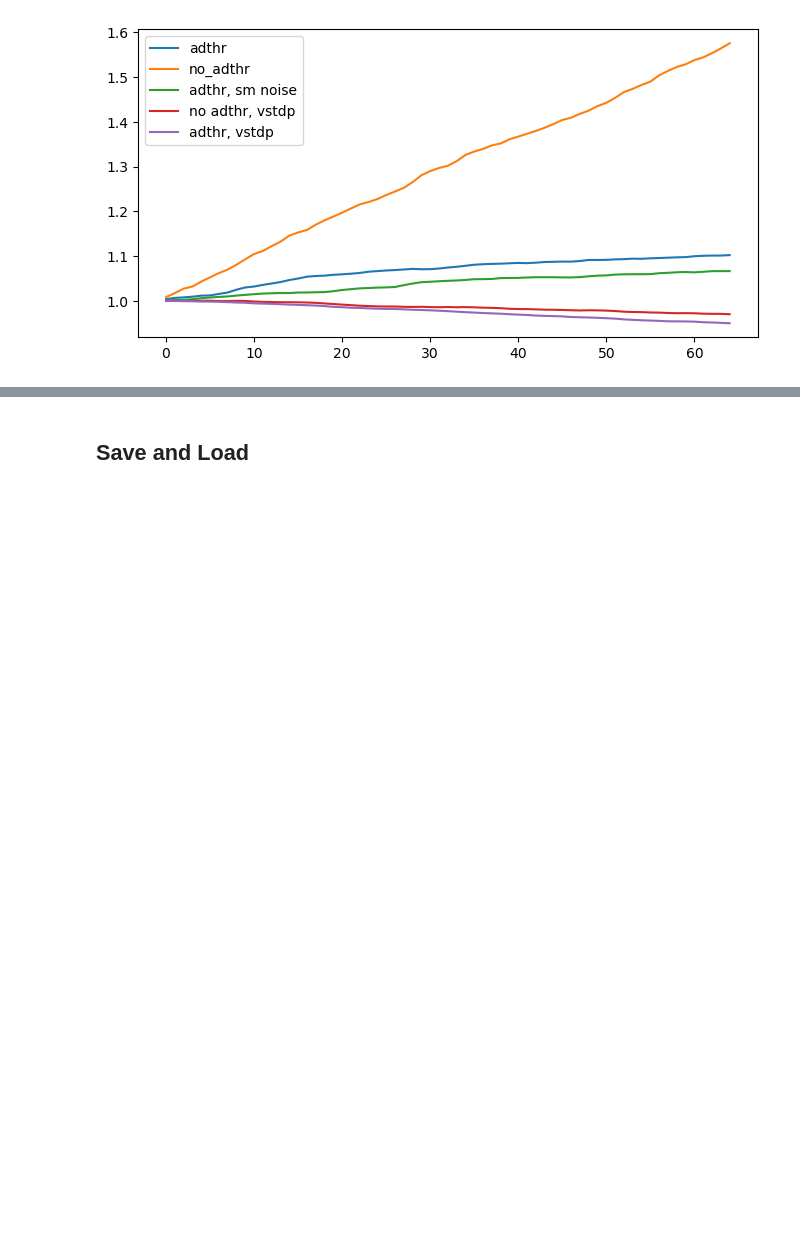
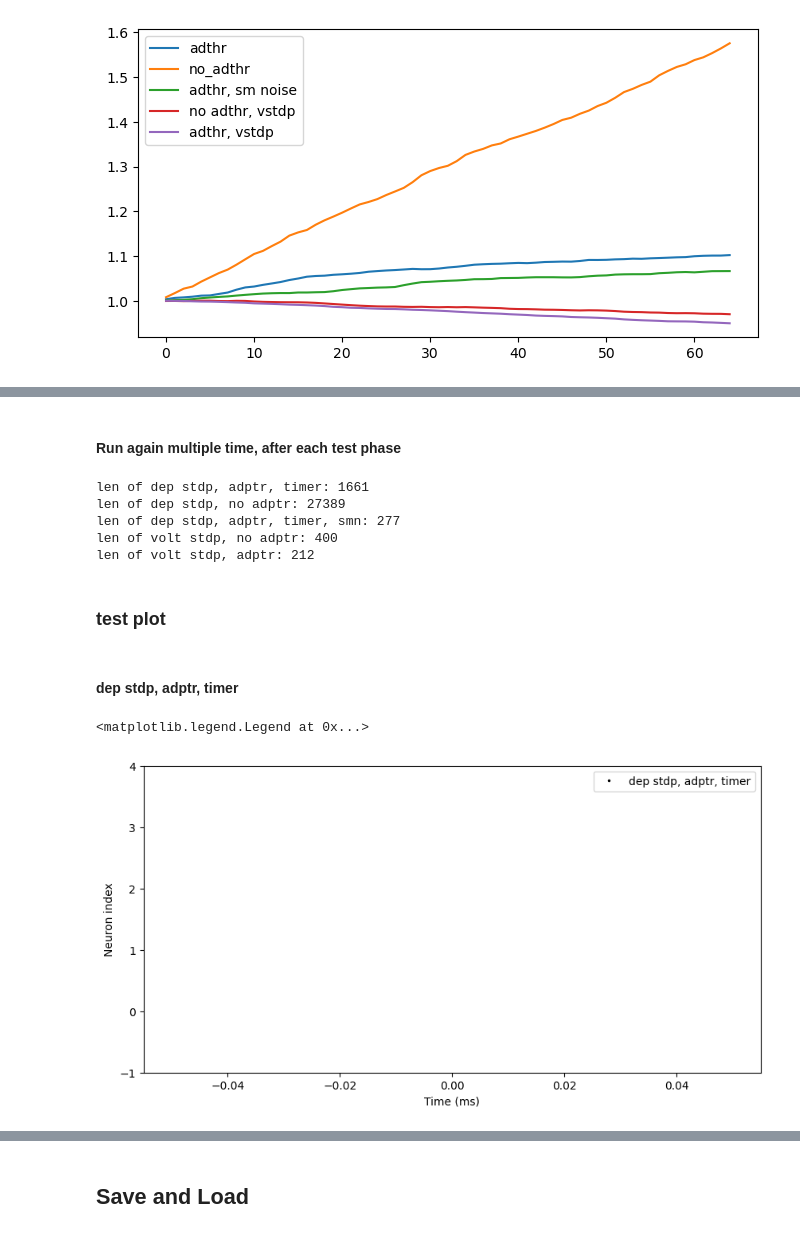
Before and after one commit to LaN-Tran/Brian2_projects, a Jupyter notebook: BrainNeuroClassifier_Experiment_3_4.ipynb, the cells around one changed output, grey strips where cells are left out. Saved outputs shown, nothing was run; the diff lists cells and outputs as text; code cells hidden in the pictures; blank space fills up the shorter version.

```diff
--- a/BrainNeuroClassifier_Experiment_3_4.ipynb
+++ b/BrainNeuroClassifier_Experiment_3_4.ipynb
@@ -1369,0 +1351,42 @@ show()
+# %%
+t_timing = timing
+# %%
+test_start_marks = [t_timing]
+# %% [markdown]
+#### Run again multiple time, after each test phase
+# %%
+len_dep_stdp_adptr_timer = len(ng_exc_spikemon.t)
+len_dep_stdp_no_adptr = len(ng_exc_no_adthr_spikemon.t)
+len_dep_stdp_adptr_timer_smn = len(ng_exc_sm_noise_spikemon.t)
+len_volt_stdp_no_adptr = len(ng_exc_no_adthr_vstdp_spikemon.t)
+len_volt_stdp_adptr = len(ng_exc_adthr_vstdp_spikemon.t)
+print(f"len of dep stdp, adptr, timer: {len_dep_stdp_adptr_timer}")
+print(f"len of dep stdp, no adptr: {len_dep_stdp_no_adptr}")
+print(f"len of dep stdp, adptr, timer, smn: {len_dep_stdp_adptr_timer_smn}")
+print(f"len of volt stdp, no adptr: {len_volt_stdp_no_adptr}")
+print(f"len of volt stdp, adptr: {len_volt_stdp_adptr}")
+# %% [output]
+len of dep stdp, adptr, timer: 1661
+len of dep stdp, no adptr: 27389
+len of dep stdp, adptr, timer, smn: 277
+len of volt stdp, no adptr: 400
+len of volt stdp, adptr: 212
+# %% [markdown]
+### test plot
+# %% [markdown]
+#### dep stdp, adptr, timer
+# %%
+start = len_dep_stdp_adptr_timer
+plt.figure(figsize=(10, 5))
+neuron_index_num = N_NEURONS
+plt.plot(ng_exc_spikemon.t[start:]/ms, ng_exc_spikemon.i[start:], '.k', ms=3, label ='dep stdp, adptr, timer')
+plt.axhline(y = 10, color = 'r', linestyle = '-')
+for i, elem in enumerate(test_start_marks):
+    plt.axvline(x = elem/ms, color = 'b', linestyle = '--')
+plt.ylim(-1, neuron_index_num)
+plt.xlabel('Time (ms)')
+plt.ylabel('Neuron index')
+plt.legend()
+# %% [output]
+<matplotlib.legend.Legend at 0x...>
+[figure, added]
```
Also changed, not shown: parts of 34 cells of this notebook.
